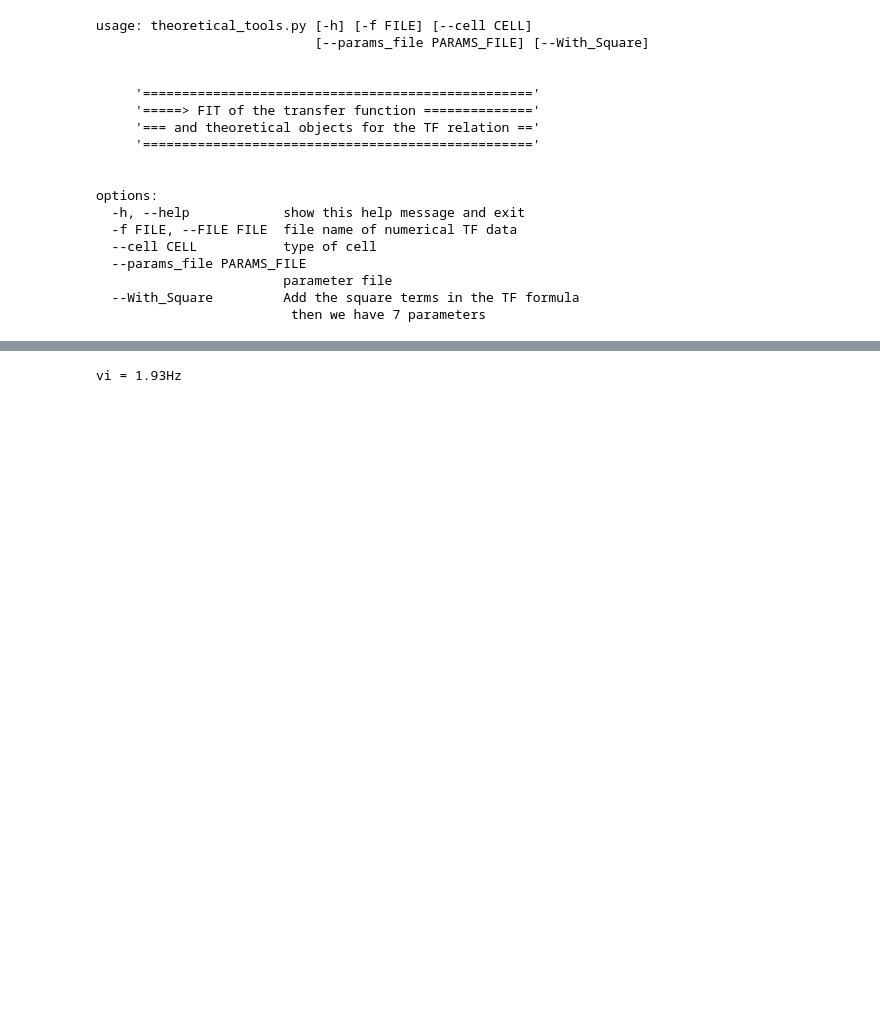
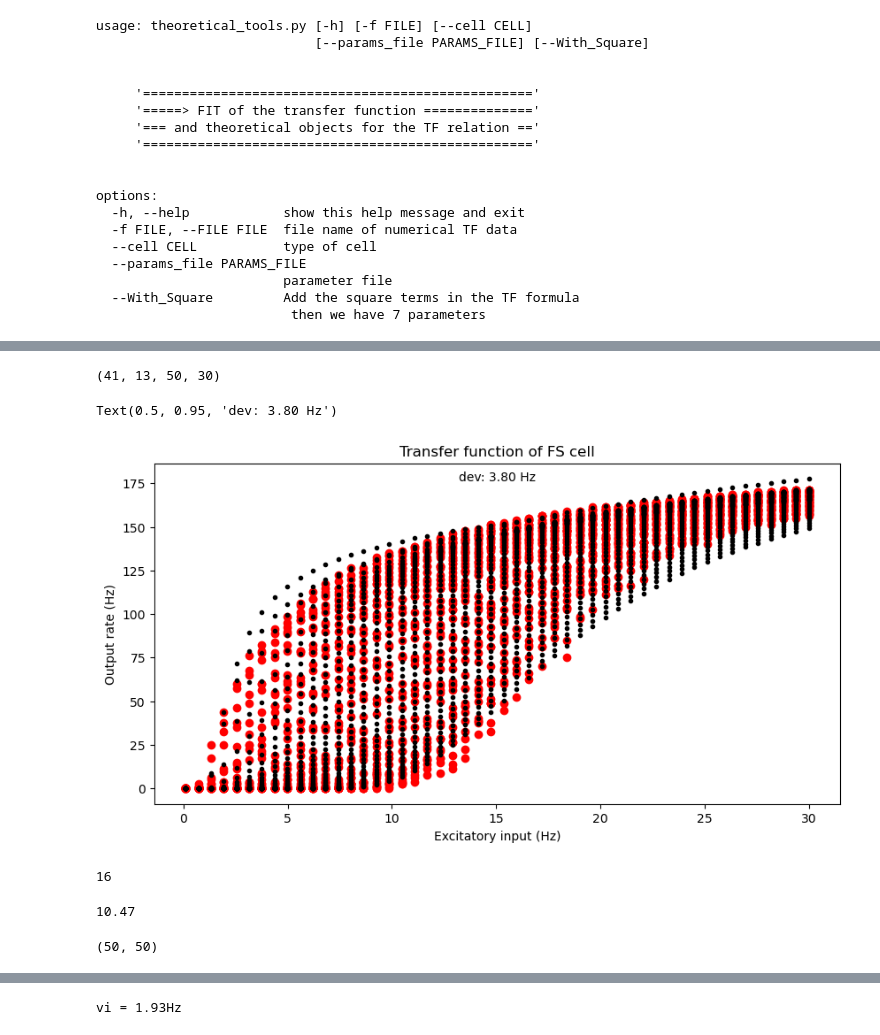
Before and after one commit to mariasacha/paper_pipeline_hub, a Jupyter notebook: whole_pipeline.ipynb, the cells around one changed output, grey strips where cells are left out. Cells and saved outputs as stored; diff of their text form; code cells hidden in the pictures; blank space fills up the shorter version.

```diff
--- a/whole_pipeline.ipynb
+++ b/whole_pipeline.ipynb
@@ -391,0 +321,29 @@ array([        inf,         inf,         inf, ..., -0.03367133,
+# %%
+max_mean_error_rect
+# %% [output]
+(41, 13, 50, 30)
+# %%
+fig, ax = plt.subplots(figsize=(10,5))
+ax.set_title('Transfer function of FS cell')
+ax.set_ylabel('Output rate (Hz)')
+ax.set_xlabel('Excitatory input (Hz)')
+
+inp_exc = feSim
+vve, vvi = np.meshgrid(feSim, fiSim)
+out_rate = np.load(file)
+mu_V, sig_V, tau_V = mu_sig_tau_func(vve, vvi, adapt,params,cell_type)
+g_L = 10 * 1e-9   # 30.0  /1.3
+C_m = 200 * 1e-12  # 281.0 /1.1
+tauN_V = tau_V * g_L / C_m
+
+fit_rate = output_rate(P,mu_V, sig_V, tau_V, tauN_V)
+ax.plot(inp_exc, out_rate, 'ro', label='data');
+ax.plot(inp_exc, fit_rate, 'k.', label='fit');
+
+mean_error = np.mean(np.sqrt((out_rate - fit_rate)**2))
+
+ax.text(0.5, 0.95, f'dev: {mean_error:.2f} Hz', transform=ax.transAxes, ha='center')
+# ax.legend();
+# %% [output]
+Text(0.5, 0.95, 'dev: 3.80 Hz')
+[figure, added]
@@ -391,0 +363,14 @@ array([        inf,         inf,         inf, ..., -0.03367133,
+# %%
+desired_value = 10
+closest_index = np.argmin(np.abs(vi - desired_value))
+closest_index
+# %% [output]
+16
+# %%
+vi[17]
+# %% [output]
+10.47
+# %%
+out_rate.shape
+# %% [output]
+(50, 50)
```
Also changed, not shown: parts of 73 cells of this notebook, 8 other files.
